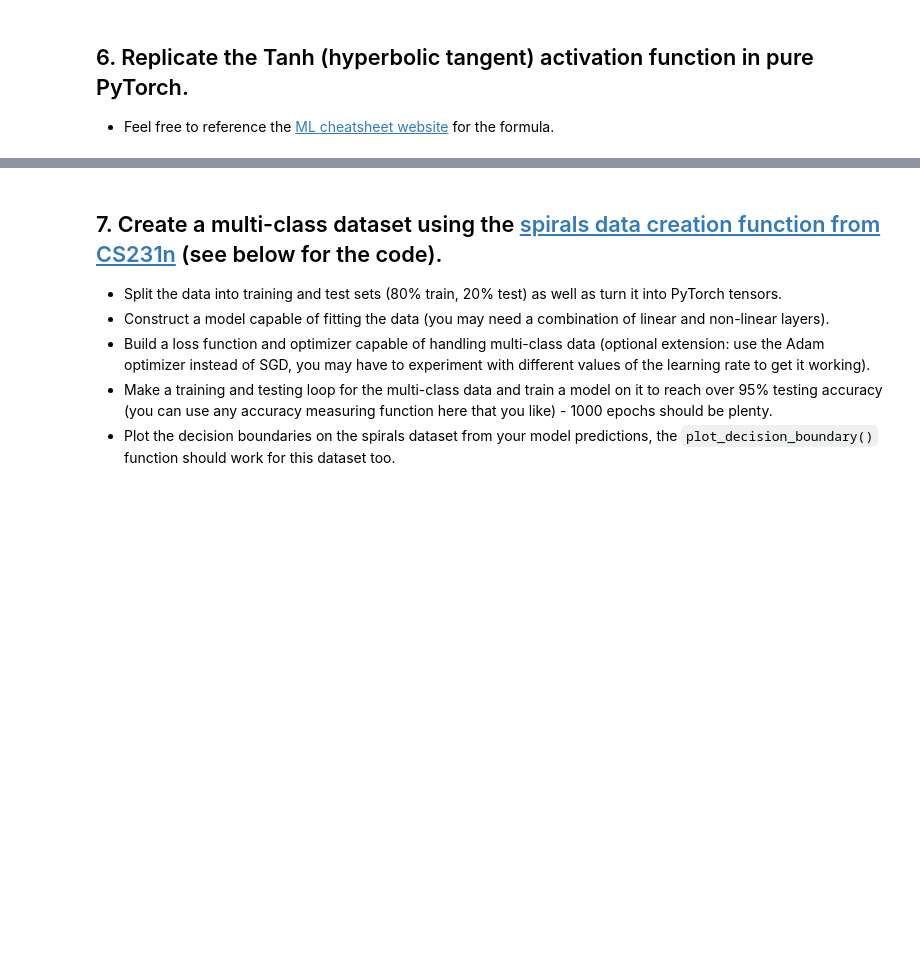
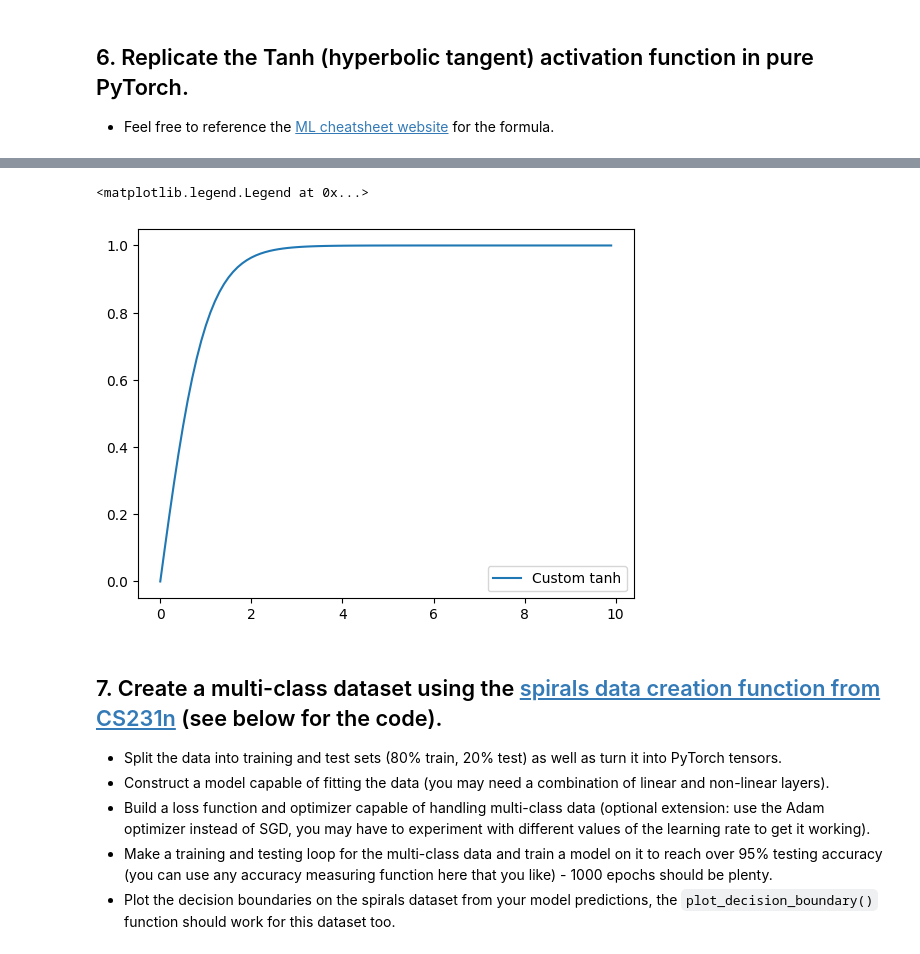
Before and after one commit to jtamas0705/learnpytorch, a Jupyter notebook: exercises/02_pytorch_classification_exercises_solution.ipynb, the cells around one changed output, grey strips where cells are left out. Drawn from its saved outputs; the diff is of its cells as text; code cells hidden in the pictures; blank space fills up the shorter version.

```diff
--- a/exercises/02_pytorch_classification_exercises_solution.ipynb
+++ b/exercises/02_pytorch_classification_exercises_solution.ipynb
@@ -195,3 +301,5 @@ def plot_decision_boundary(model, X, y):
   * Feel free to reference the [ML cheatsheet website](https://ml-cheatsheet.readthedocs.io/en/latest/activation_functions.html#tanh) for the formula.
 # %%
 # Create a straight line tensor
+X = torch.arange(0, 10, 0.1).unsqueeze(dim=1)
+X[:10]
@@ -202,3 +334,16 @@ def plot_decision_boundary(model, X, y):
+# %%
+# Replicate torch.tanh() and plot it
+def tanh_activation(z):
+  return (torch.exp(z) - torch.exp(-z)) / (torch.exp(z) + torch.exp(-z))
+
+Y_custom = tanh_activation(X)
+Y_custom[:10]
+
+plt.plot(X, Y_custom, label="Custom tanh")
+plt.legend()
+# %% [output]
+<matplotlib.legend.Legend at 0x...>
+[figure, added]
 # %% [markdown]
 ## 7. Create a multi-class dataset using the [spirals data creation function from CS231n](https://cs231n.github.io/neural-networks-case-study/) (see below for the code).
   * Split the data into training and test sets (80% train, 20% test) as well as turn it into PyTorch tensors.
```
Also changed, not shown: parts of 22 cells of this notebook.
